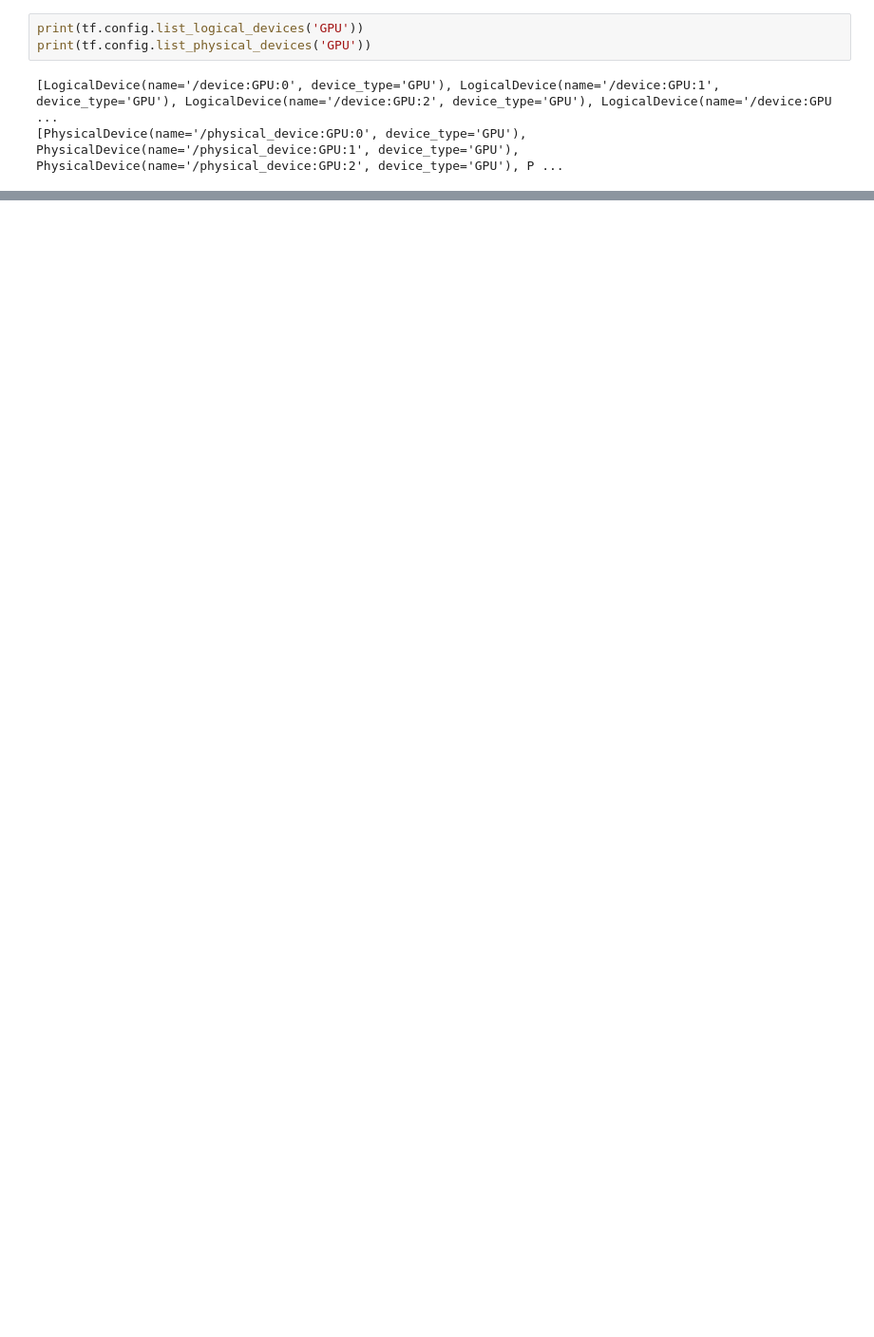
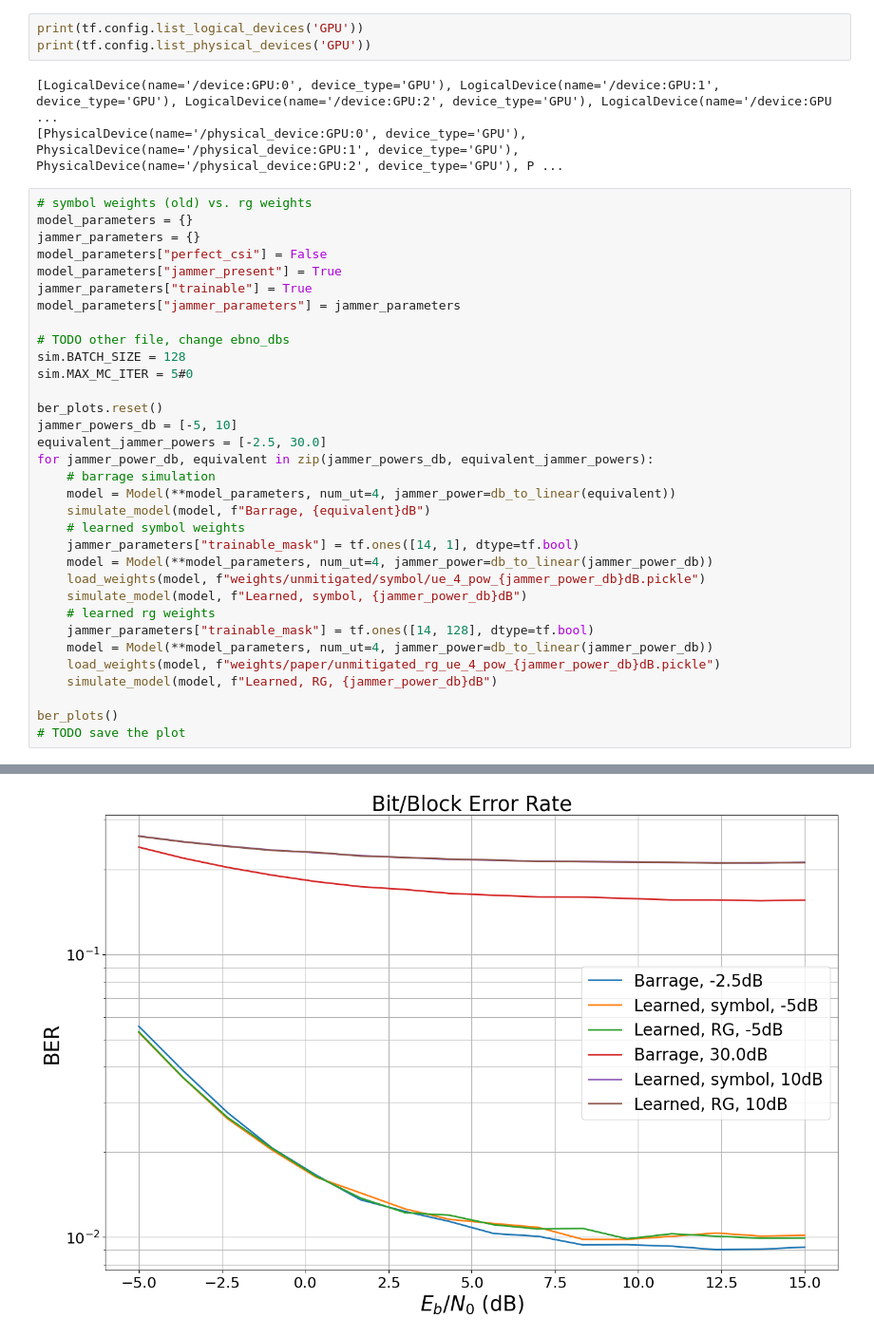
Before and after one commit to IIP-Group/pyjama, a Jupyter notebook: simulations/test.ipynb, the cells around one changed output, grey strips where cells are left out. Shown at 95% size. Cells and saved outputs as stored; diff of their text form; blank space fills up the shorter version.

```diff
--- a/simulations/test.ipynb
+++ b/simulations/test.ipynb
@@ -24,3 +25,37 @@ print(tf.config.list_physical_devices('GPU'))
 # %% [output]
 [LogicalDevice(name='/device:GPU:0', device_type='GPU'), LogicalDevice(name='/device:GPU:1', device_type='GPU'), LogicalDevice(name='/device:GPU:2', device_type='GPU'), LogicalDevice(name='/device:GPU ...
 [PhysicalDevice(name='/physical_device:GPU:0', device_type='GPU'), PhysicalDevice(name='/physical_device:GPU:1', device_type='GPU'), PhysicalDevice(name='/physical_device:GPU:2', device_type='GPU'), P ...
+# %%
+# symbol weights (old) vs. rg weights
+model_parameters = {}
+jammer_parameters = {}
+model_parameters["perfect_csi"] = False
+model_parameters["jammer_present"] = True
+jammer_parameters["trainable"] = True
+model_parameters["jammer_parameters"] = jammer_parameters
+
+# TODO other file, change ebno_dbs
+sim.BATCH_SIZE = 128
+sim.MAX_MC_ITER = 5#0
+
+ber_plots.reset()
+jammer_powers_db = [-5, 10]
+equivalent_jammer_powers = [-2.5, 30.0]
+for jammer_power_db, equivalent in zip(jammer_powers_db, equivalent_jammer_powers):
+    # barrage simulation
+    model = Model(**model_parameters, num_ut=4, jammer_power=db_to_linear(equivalent))
+    simulate_model(model, f"Barrage, {equivalent}dB")
+    # learned symbol weights
+    jammer_parameters["trainable_mask"] = tf.ones([14, 1], dtype=tf.bool)
+    model = Model(**model_parameters, num_ut=4, jammer_power=db_to_linear(jammer_power_db))
+    load_weights(model, f"weights/unmitigated/symbol/ue_4_pow_{jammer_power_db}dB.pickle")
+    simulate_model(model, f"Learned, symbol, {jammer_power_db}dB")
+    # learned rg weights
+    jammer_parameters["trainable_mask"] = tf.ones([14, 128], dtype=tf.bool)
+    model = Model(**model_parameters, num_ut=4, jammer_power=db_to_linear(jammer_power_db))
+    load_weights(model, f"weights/paper/unmitigated_rg_ue_4_pow_{jammer_power_db}dB.pickle")
+    simulate_model(model, f"Learned, RG, {jammer_power_db}dB")
+
+ber_plots()
+# TODO save the plot
+# %% [output]
@@ -26,0 +79 @@ print(tf.config.list_physical_devices('GPU'))
+[figure, added]
```
Also changed, not shown: parts of 3 cells of this notebook, 8 other files.
